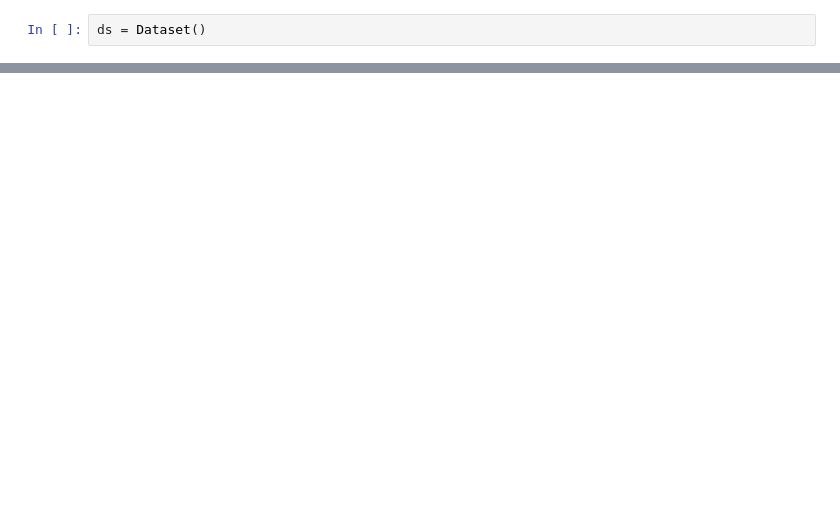
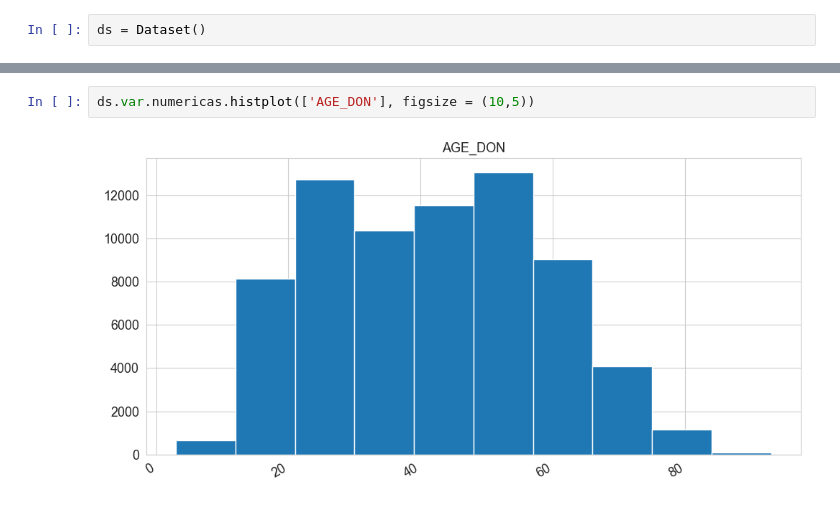
Before and after one commit to bruno-valero/Health_Analytics, a Jupyter notebook: Health_Analytics.ipynb, the cells around one changed output, grey strips where cells are left out. Saved outputs shown, nothing was run; the diff lists cells and outputs as text; blank space fills up the shorter version.

```diff
--- a/Health_Analytics.ipynb
+++ b/Health_Analytics.ipynb
@@ -22,0 +212,4 @@ ds = Dataset()
+# %%
+ds.var.numericas.histplot(['AGE_DON'], figsize = (10,5))
+# %% [output]
+[figure, added]
```
Also changed, not shown: parts of 25 cells of this notebook.
